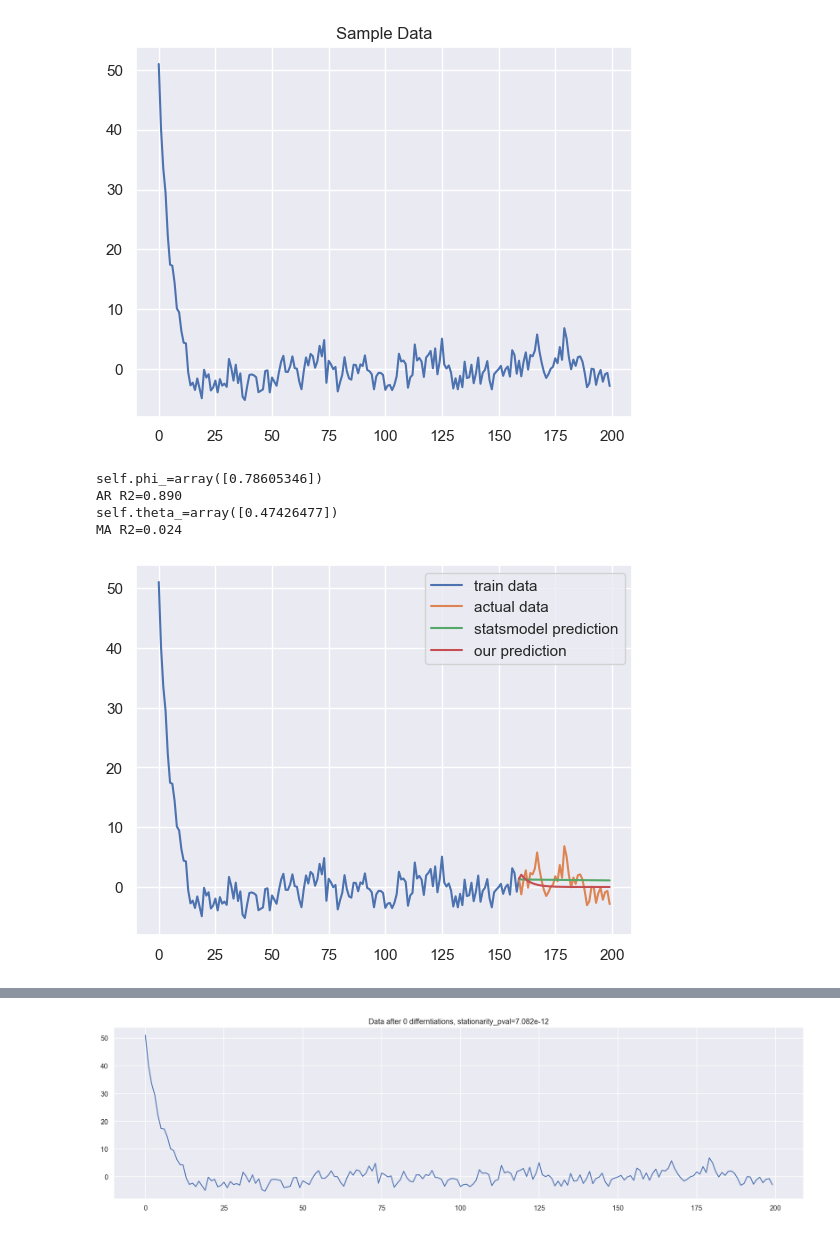
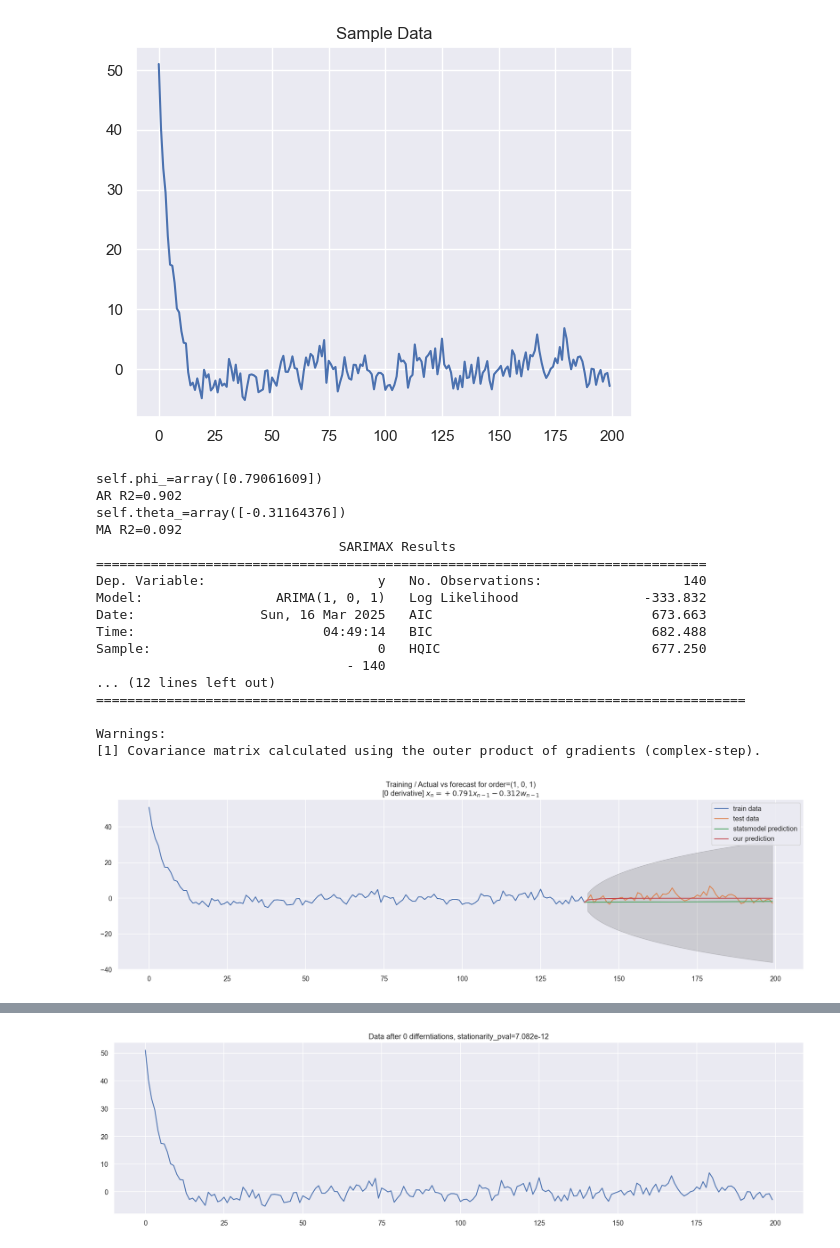
Before and after one commit to stavco9/advancedml-exc3, a Jupyter notebook: 3945_2025A_HW3_Boosting.ipynb, the cells around one changed output, grey strips where cells are left out. Saved outputs shown, nothing was run; the diff lists cells and outputs as text; code cells hidden in the pictures.

```diff
--- a/3945_2025A_HW3_Boosting.ipynb
+++ b/3945_2025A_HW3_Boosting.ipynb
@@ -157,7 +157,7 @@ class ARMACustom:
             ar = np.dot(self.phi_, self.X[i - self.p : i])
             w[i] = self.X[i] - ar
         # we start from p+q since it is the first index that allows full derivation of errors looking back in time
-        labels = self.X[self.q + self.p : len(self.X)]
+        labels = w[self.q + self.p : len(self.X)]
         data = np.vstack(
             [w[i - self.q : i] for i in range(self.q + self.p, len(self.X))]
         )
@@ -179,7 +179,7 @@ class ARMACustom:
             if i >= n:
                 preds[i] = ar + ma  # we change only future indexes
             else:
-                noise_preds[i] = preds[i] - ar
+                noise_preds[i] = preds[i] - ar - ma
                 # will be 0 for new indexes, since we don't know X[i] for i >= n
         return preds[n:]
 
@@ -277,42 +347,25 @@ plt.show()
 # %% [output]
 [figure]
 # %%
-order = (1, 0, 1)
-train_rate = 0.8
-split = int(len(X) * train_rate)
+params = {"order": (1, 0, 1), "train_rate": 0.7, "verbose": True}
 
-X_train = X[:split]
-X_test = X[split:]
-x_labels = np.arange(len(X))
-
-our_model = ARIMACustom(X_train, verbose=True, order=order)
-our_model.fit()
-statsmodel_model = ARIMA(X_train, trend="n", order=order)
-statsmodel_model = statsmodel_model.fit()
-
-our_forecast = our_model.forecast(len(X_test))
-statsmodel_forecast = statsmodel_model.get_forecast(len(X_test)).predicted_mean
-plt.plot(x_labels[:split], X_train, label="train data")
-plt.plot(
-    x_labels[split-1:],
-    np.insert(X_test, 0, X_train[-1]),
-    label="actual data",
-)
-plt.plot(
-    x_labels[split-1:],
-    np.insert(statsmodel_forecast, 0, X_train[-1]),
-    label="statsmodel prediction",
-)
-plt.plot(
-    x_labels[split-1:],
-    np.insert(our_forecast, 0, X_train[-1]),
-    label="our prediction",
-)
-plt.legend()
-plt.show()
+run_arima_train_test(X, params)
 # %% [output]
-self.phi_=array([0.78605346])
-AR R2=0.890
-self.theta_=array([0.47426477])
-MA R2=0.024
+self.phi_=array([0.79061609])
+AR R2=0.902
+self.theta_=array([-0.31164376])
+MA R2=0.092
+                               SARIMAX Results
+==============================================================================
+Dep. Variable:                      y   No. Observations:                  140
+Model:                 ARIMA(1, 0, 1)   Log Likelihood                -333.832
+Date:                Sun, 16 Mar 2025   AIC                            673.663
+Time:                        04:49:14   BIC                            682.488
+Sample:                             0   HQIC                           677.250
+                                - 140
+... (12 lines left out)
+===================================================================================
+
+Warnings:
+[1] Covariance matrix calculated using the outer product of gradients (complex-step).
-[figure, old version]
+[figure, new version]
```
Also changed, not shown: parts of 16 cells of this notebook.
